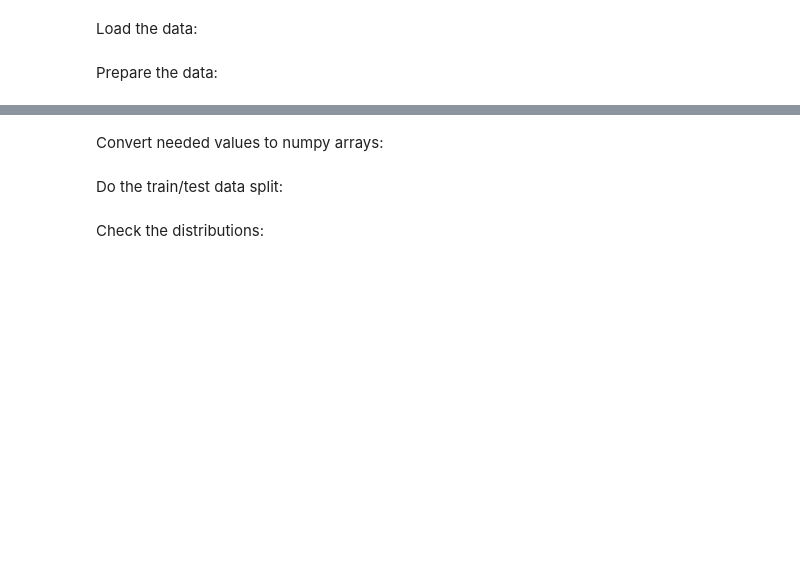
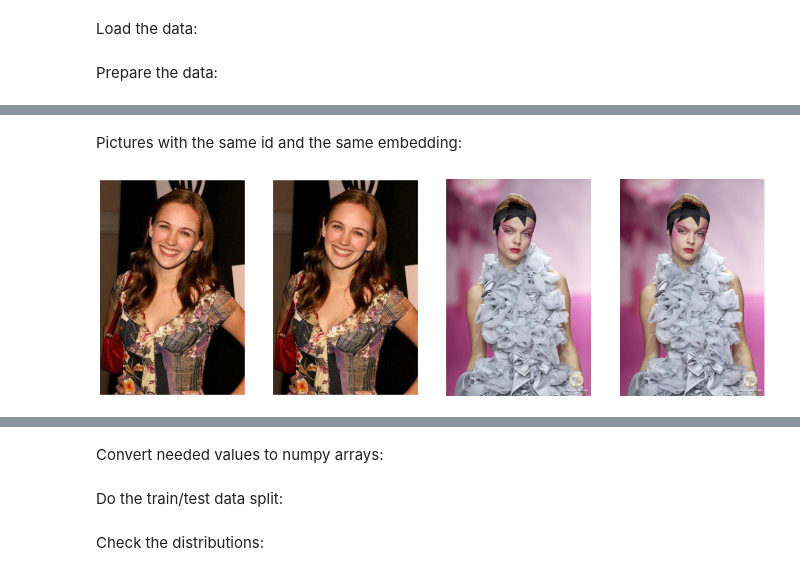
Before and after one commit to d4ria/face-identification, a Jupyter notebook: notebooks/Classification.ipynb, the cells around one changed output, grey strips where cells are left out. Saved outputs shown, nothing was run; the diff lists cells and outputs as text; code cells hidden in the pictures; blank space fills up the shorter version.

Commit message:
Add faces with 2 photos and own photos processing

```diff
--- a/notebooks/Classification.ipynb
+++ b/notebooks/Classification.ipynb
@@ -5,6 +5,9 @@ import pickle
 from sklearn.model_selection import train_test_split
 from sklearn import preprocessing
 from sklearn.metrics import accuracy_score, f1_score
+import matplotlib.pyplot as plt
+import seaborn as sns
+sns.set()
 import face_recognition
 from sklearn.svm import SVC
 from tqdm import tqdm
@@ -27,0 +57,11 @@ df = encodings.merge(identities, on='image_id')
+# %% [markdown]
+Pictures with the same id and the same embedding:
+# %%
+paths = ["../images/107222.jpg", "../images/157734.jpg",  "../images/186574.jpg",  "../images/197961.jpg"]
+fig, axs = plt.subplots(1, 4, figsize=(20, 10))
+for i, ax in enumerate(axs):
+    image = face_recognition.load_image_file(paths[i])
+    ax.imshow(image)
+    ax.axis('off')
+# %% [output]
+[figure, added]
```
Also changed, not shown: parts of 25 cells of this notebook, 2 other files.
